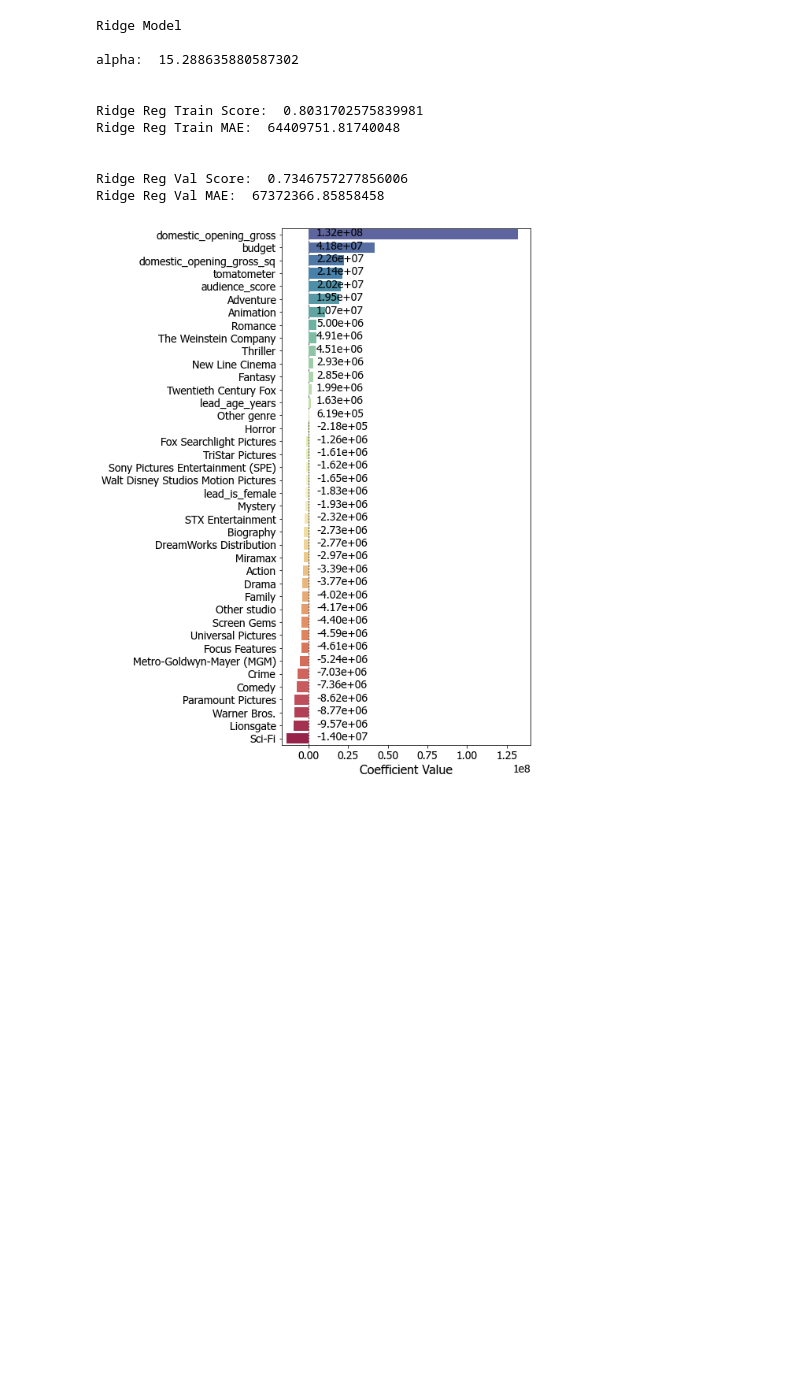
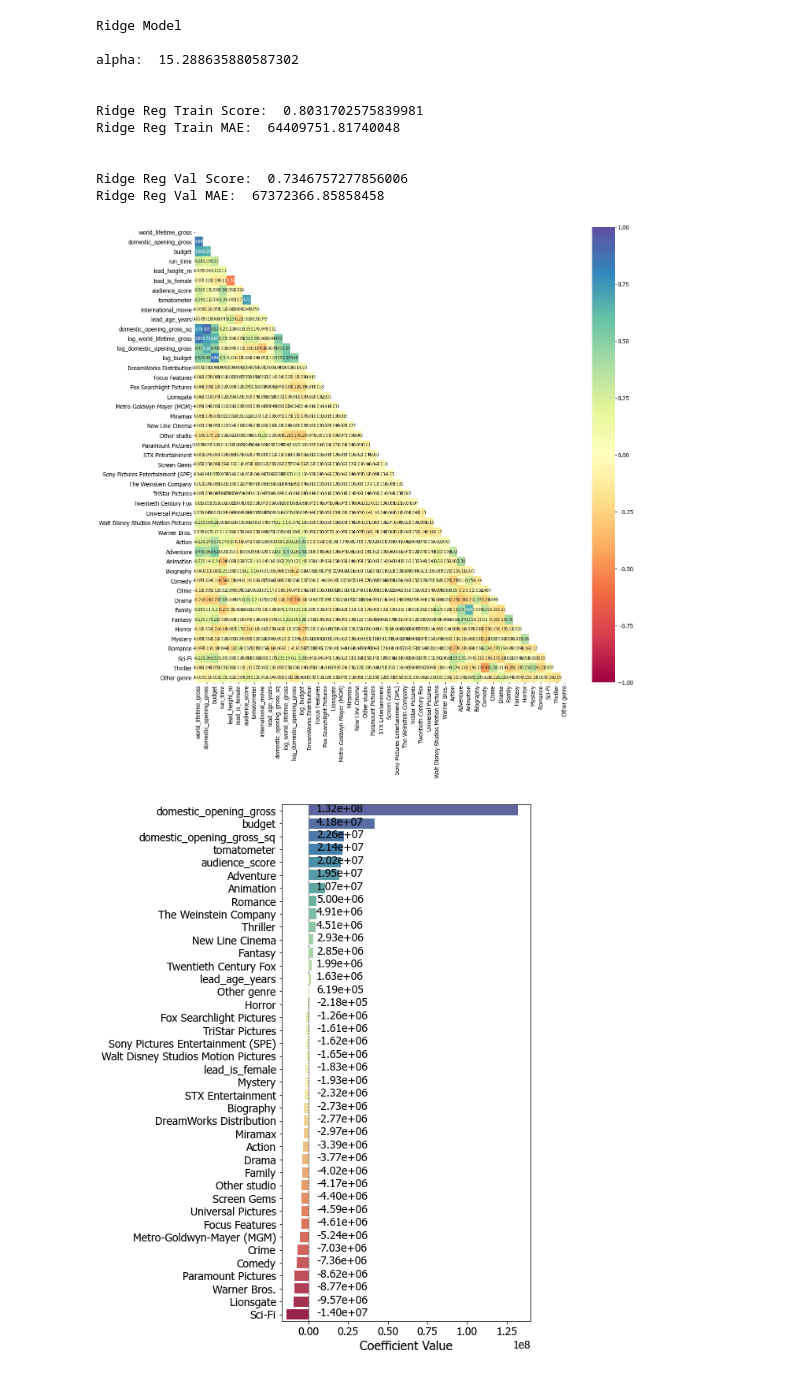
Before and after one commit to hmlewis-astro/imdb_movie_gross, a Jupyter notebook: model_imdb.ipynb, the cells around one changed output. Saved outputs shown, nothing was run; the diff lists cells and outputs as text; code cells hidden in the pictures; blank space fills up the shorter version.

```diff
--- a/model_imdb.ipynb
+++ b/model_imdb.ipynb
@@ -720,6 +721,12 @@ Ridge Reg Train MAE:  64409751.81740048
 
 Ridge Reg Val Score:  0.7346757277856006
 Ridge Reg Val MAE:  67372366.85858458
+# %%
+upper = np.triu(imdb_df.corr())  # just look at the lower triangle
+plt.figure(figsize=(20,20))
+sns.heatmap(imdb_df.corr(), cmap='Spectral', annot=True, vmin=-1, vmax=1, mask=upper);
+# %% [output]
+[figure, added]
 # %%
 pal = sns.color_palette('Spectral_r', len(ridge_model.coef_))
 
```
Also changed, not shown: parts of 8 cells of this notebook, 2 other files.
